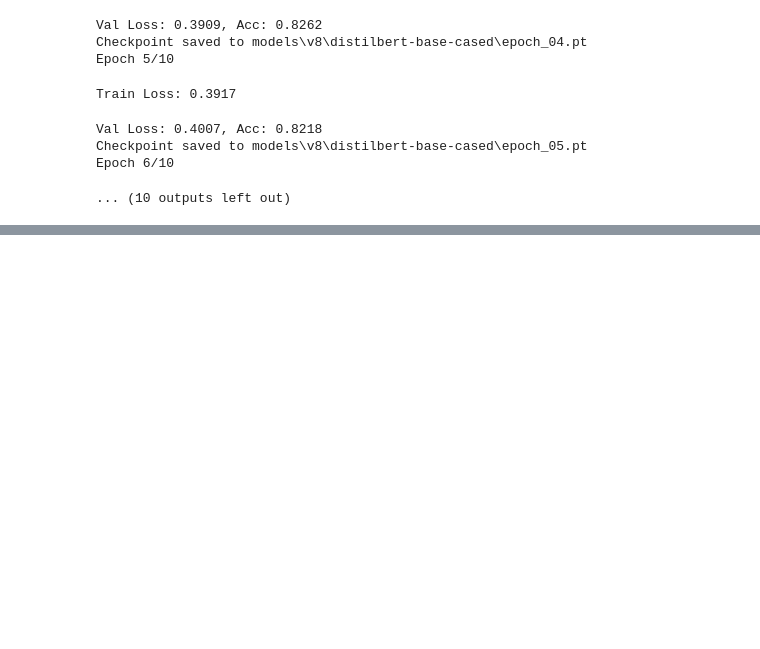
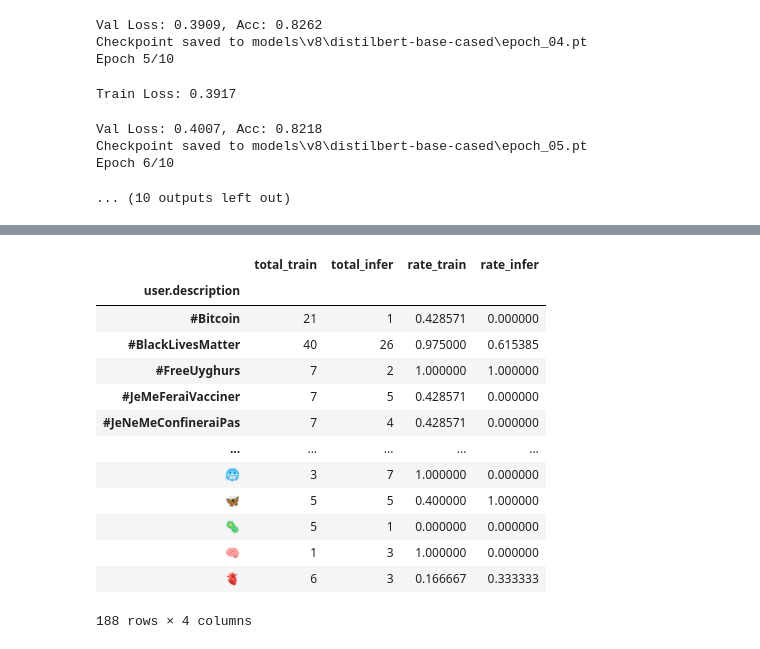
Before and after one commit to abel1502/ep-s1-dl-project, a Jupyter notebook: andrey-3.ipynb, the cells around one changed output, grey strips where cells are left out. Saved outputs shown, nothing was run; the diff lists cells and outputs as text; code cells hidden in the pictures; blank space fills up the shorter version.

```diff
--- a/andrey-3.ipynb
+++ b/andrey-3.ipynb
@@ -891,0 +887,49 @@ run_with_text_encoder("flaubert/flaubert_small_cased")
+# %%
+model_folder = pathlib.Path("./models/v8/distilbert-base-en-fr-cased/")
+feature_extractor = FeatureExtractor(text_encoder_name="Geotrend/distilbert-base-en-fr-cased", text_enc_cache_path=model_folder / "text_enc_cache", device=device)
+feature_extractor.load_state_dict(torch.load(model_folder / "feature_extractor.ckpt"))
+model = TweetClassifier(
+    num_features=feature_extractor.dim,
+    hidden_dim=512,
+).to(device)
+model.load_state_dict(torch.load(model_folder / "epoch_03.pt"))
+good_predictions = infer_with_model(model, feature_extractor, X_kaggle, batch_size=64, device=device, out_file=model_folder / "predictions-v8-e03.csv")
+# %%
+check = X_kaggle.copy()
+check["label"] = good_predictions
+
+def process_df_tmp(df: pd.DataFrame, name: str) -> pd.DataFrame:
+    df = df[["user.description", "label"]]
+    df = df.dropna()
+    g = df.groupby("user.description")["label"].value_counts().unstack(fill_value=0)
+    g.columns = [f"{name}_{c}" for c in g.columns]
+    return g
+
+description_labels = process_df_tmp(train_data, "train").merge(process_df_tmp(check, "infer"), left_index=True, right_index=True, how="inner")
+
+del process_df_tmp, check
+
+description_labels = description_labels[["train_0", "infer_0", "train_1", "infer_1"]]
+description_labels["total_train"] = description_labels["train_0"] + description_labels["train_1"]
+description_labels["total_infer"] = description_labels["infer_0"] + description_labels["infer_1"]
+description_labels["rate_train"] = description_labels["train_1"] / description_labels["total_train"]
+description_labels["rate_infer"] = description_labels["infer_1"] / description_labels["total_infer"]
+
+description_labels = description_labels[["total_train", "total_infer", "rate_train", "rate_infer"]]
+
+description_labels
+# %% [output]
+|  | total_train | total_infer | rate_train | rate_infer |
+| user.description |  |  |  |  |
+| #Bitcoin | 21 | 1 | 0.428571 | 0.000000 |
+| #BlackLivesMatter | 40 | 26 | 0.975000 | 0.615385 |
+| #FreeUyghurs | 7 | 2 | 1.000000 | 1.000000 |
+| #JeMeFeraiVacciner | 7 | 5 | 0.428571 | 0.000000 |
+| #JeNeMeConfineraiPas | 7 | 4 | 0.428571 | 0.000000 |
+| ... | ... | ... | ... | ... |
+| 🥶 | 3 | 7 | 1.000000 | 0.000000 |
+| 🦋 | 5 | 5 | 0.400000 | 1.000000 |
+| 🦠 | 5 | 1 | 0.000000 | 0.000000 |
+| 🧠 | 1 | 3 | 1.000000 | 0.000000 |
+| 🫀 | 6 | 3 | 0.166667 | 0.333333 |
+188 rows × 4 columns
```
Also changed, not shown: parts of 7 cells of this notebook, 9 other files.
